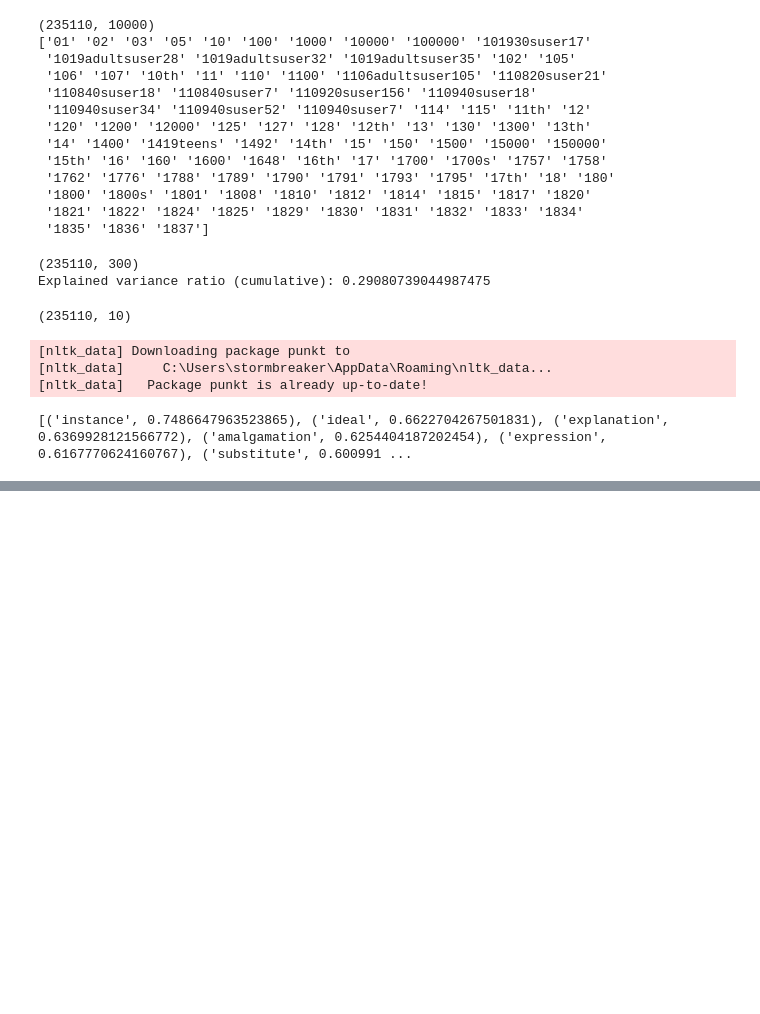
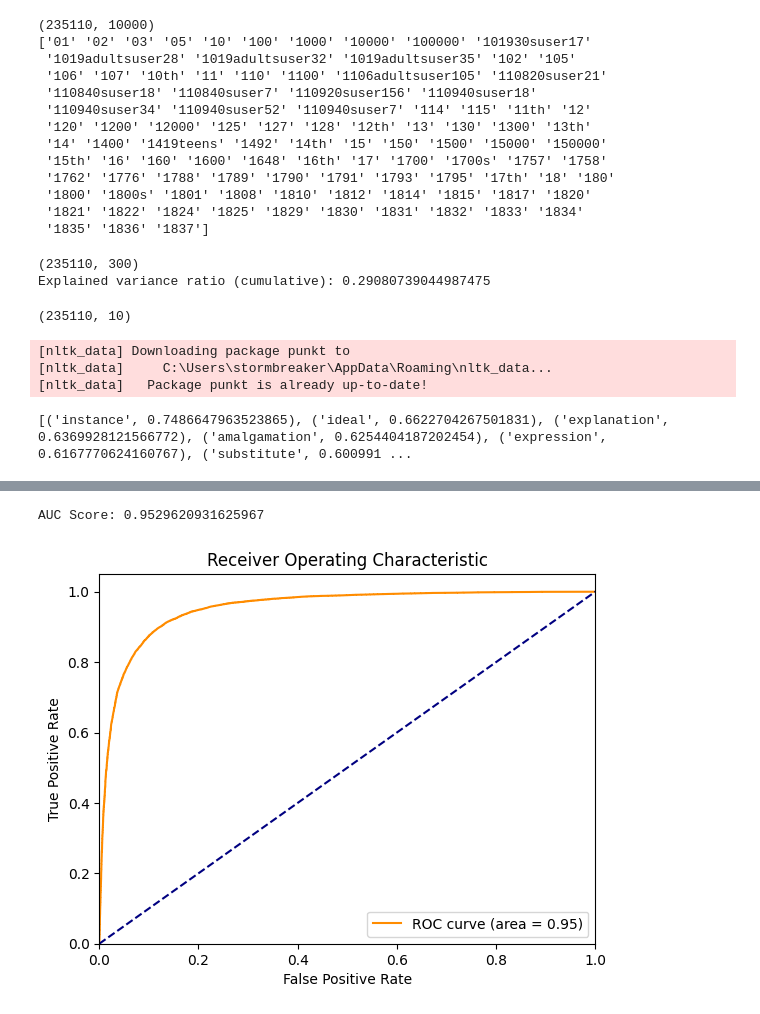
Before and after one commit to shiv3679/IDC409, a Jupyter notebook: models/model_eval.ipynb, the cells around one changed output, grey strips where cells are left out. Drawn from its saved outputs; the diff is of its cells as text; code cells hidden in the pictures; blank space fills up the shorter version.

Commit message:
add models

```diff
--- a/models/model_eval.ipynb
+++ b/models/model_eval.ipynb
@@ -132,0 +135,37 @@ print(sentence_embeddings.shape)
+# %%
+from sklearn.linear_model import LogisticRegression
+from sklearn.model_selection import train_test_split
+from sklearn.metrics import roc_auc_score, roc_curve
+import matplotlib.pyplot as plt
+
+# Splitting the data into training and testing sets
+X_train, X_test, y_train, y_test = train_test_split(sentence_embeddings, data['label'], test_size=0.2, random_state=42)
+
+# Initialize the Logistic Regression model
+lr_model = LogisticRegression(max_iter=1000)
+
+# Fit the model on the training data
+lr_model.fit(X_train, y_train)
+
+# Predict probabilities for the test data
+y_pred_proba = lr_model.predict_proba(X_test)[:, 1]
+
+# Calculate the AUC score
+auc_score = roc_auc_score(y_test, y_pred_proba)
+print("AUC Score:", auc_score)
+
+# Plot ROC curve
+fpr, tpr, _ = roc_curve(y_test, y_pred_proba)
+plt.figure()
+plt.plot(fpr, tpr, color='darkorange', label='ROC curve (area = %0.2f)' % auc_score)
+plt.plot([0, 1], [0, 1], color='navy', linestyle='--')
+plt.xlim([0.0, 1.0])
+plt.ylim([0.0, 1.05])
+plt.xlabel('False Positive Rate')
+plt.ylabel('True Positive Rate')
+plt.title('Receiver Operating Characteristic')
+plt.legend(loc="lower right")
+plt.show()
+# %% [output]
+AUC Score: 0.9529620931625967
+[figure, added]
```
Also changed, not shown: parts of 5 cells of this notebook.
